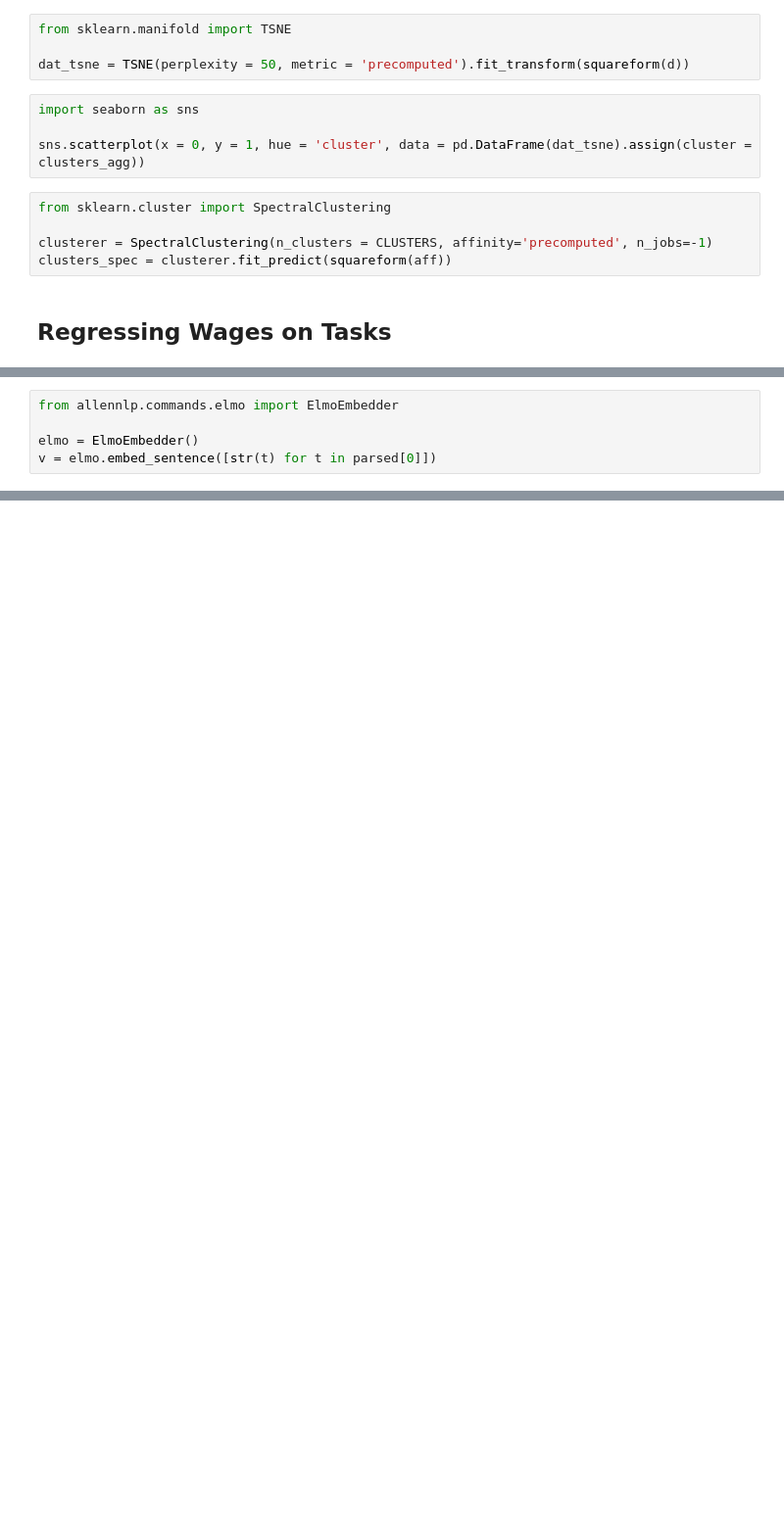
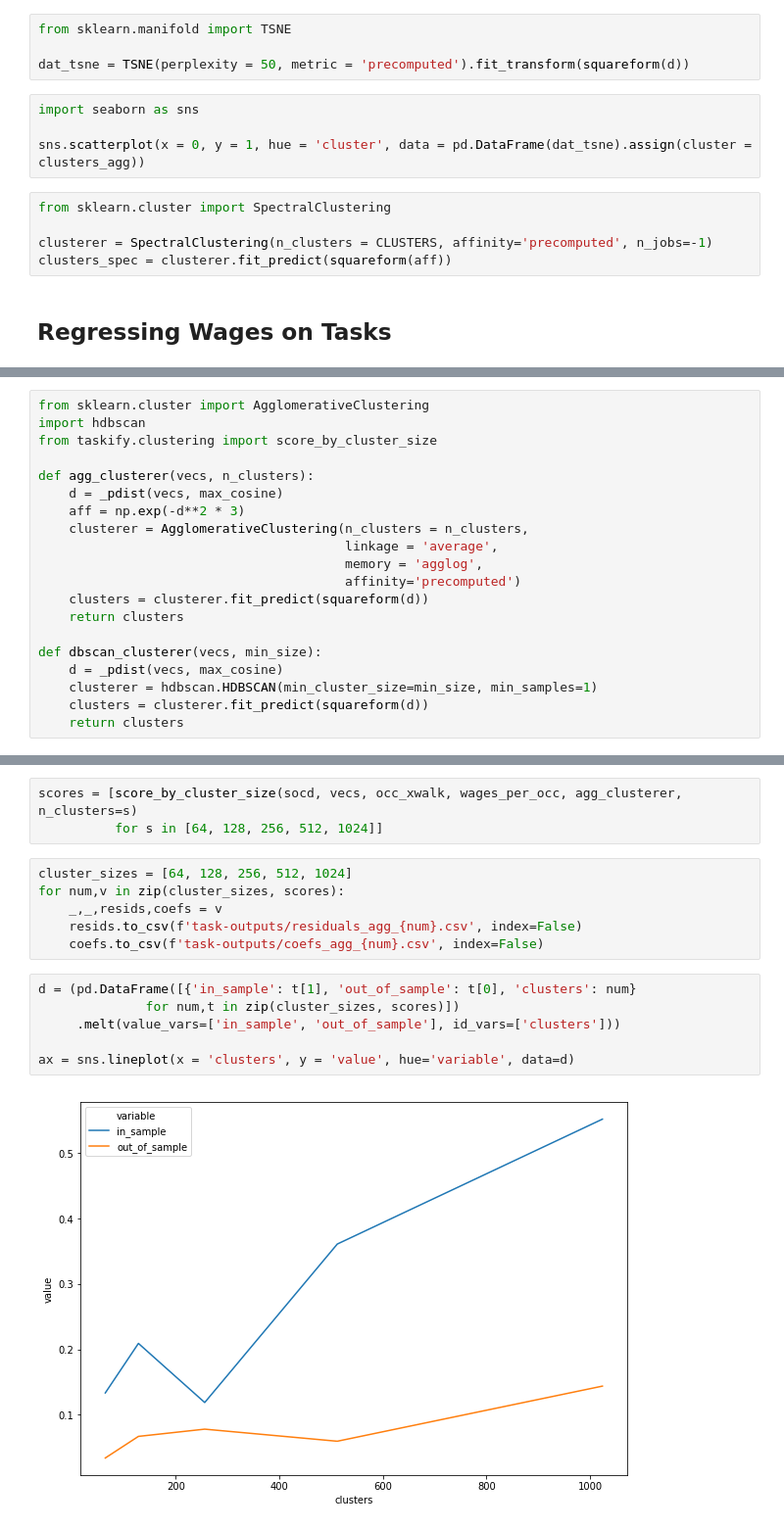
Before and after one commit to nandanrao/classify-dot, a Jupyter notebook: tasks.ipynb, the cells around one changed output, grey strips where cells are left out. Shown at 98% size. Saved outputs shown, nothing was run; the diff lists cells and outputs as text; blank space fills up the shorter version.

Commit message:
tasks with clustering over dif cluster sizes

```diff
--- a/tasks.ipynb
+++ b/tasks.ipynb
@@ -406,5 +248,0 @@ displacy.render(parsed[2], style='dep', jupyter=True)
-# %%
-from allennlp.commands.elmo import ElmoEmbedder
-
-elmo = ElmoEmbedder()
-v = elmo.embed_sentence([str(t) for t in parsed[0]])
@@ -414,0 +249,20 @@ v.shape
+# %%
+from sklearn.cluster import AgglomerativeClustering
+import hdbscan
+from taskify.clustering import score_by_cluster_size
+
+def agg_clusterer(vecs, n_clusters):
+    d = _pdist(vecs, max_cosine)
+    aff = np.exp(-d**2 * 3)
+    clusterer = AgglomerativeClustering(n_clusters = n_clusters,
+                                        linkage = 'average',
+                                        memory = 'agglog',
+                                        affinity='precomputed')
+    clusters = clusterer.fit_predict(squareform(d))
+    return clusters
+
+def dbscan_clusterer(vecs, min_size):
+    d = _pdist(vecs, max_cosine)
+    clusterer = hdbscan.HDBSCAN(min_cluster_size=min_size, min_samples=1)
+    clusters = clusterer.fit_predict(squareform(d))
+    return clusters
@@ -414,0 +272,17 @@ v.shape
+# %%
+scores = [score_by_cluster_size(socd, vecs, occ_xwalk, wages_per_occ, agg_clusterer, n_clusters=s)
+          for s in [64, 128, 256, 512, 1024]]
+# %%
+cluster_sizes = [64, 128, 256, 512, 1024]
+for num,v in zip(cluster_sizes, scores):
+    _,_,resids,coefs = v
+    resids.to_csv(f'task-outputs/residuals_agg_{num}.csv', index=False)
+    coefs.to_csv(f'task-outputs/coefs_agg_{num}.csv', index=False)
+# %%
+d = (pd.DataFrame([{'in_sample': t[1], 'out_of_sample': t[0], 'clusters': num}
+              for num,t in zip(cluster_sizes, scores)])
+     .melt(value_vars=['in_sample', 'out_of_sample'], id_vars=['clusters']))
+
+ax = sns.lineplot(x = 'clusters', y = 'value', hue='variable', data=d)
+# %% [output]
+[figure, added]
```
Also changed, not shown: parts of 36 cells of this notebook, 1 other file.
